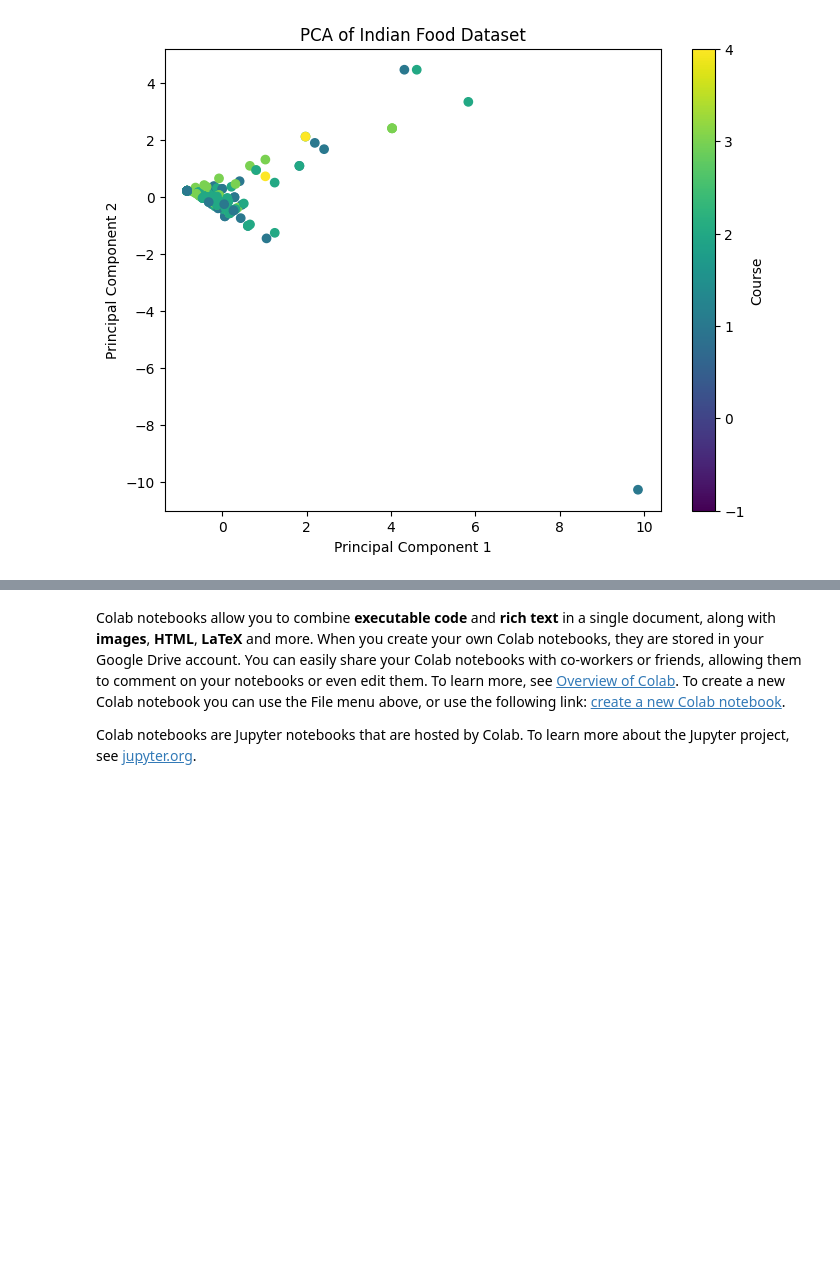
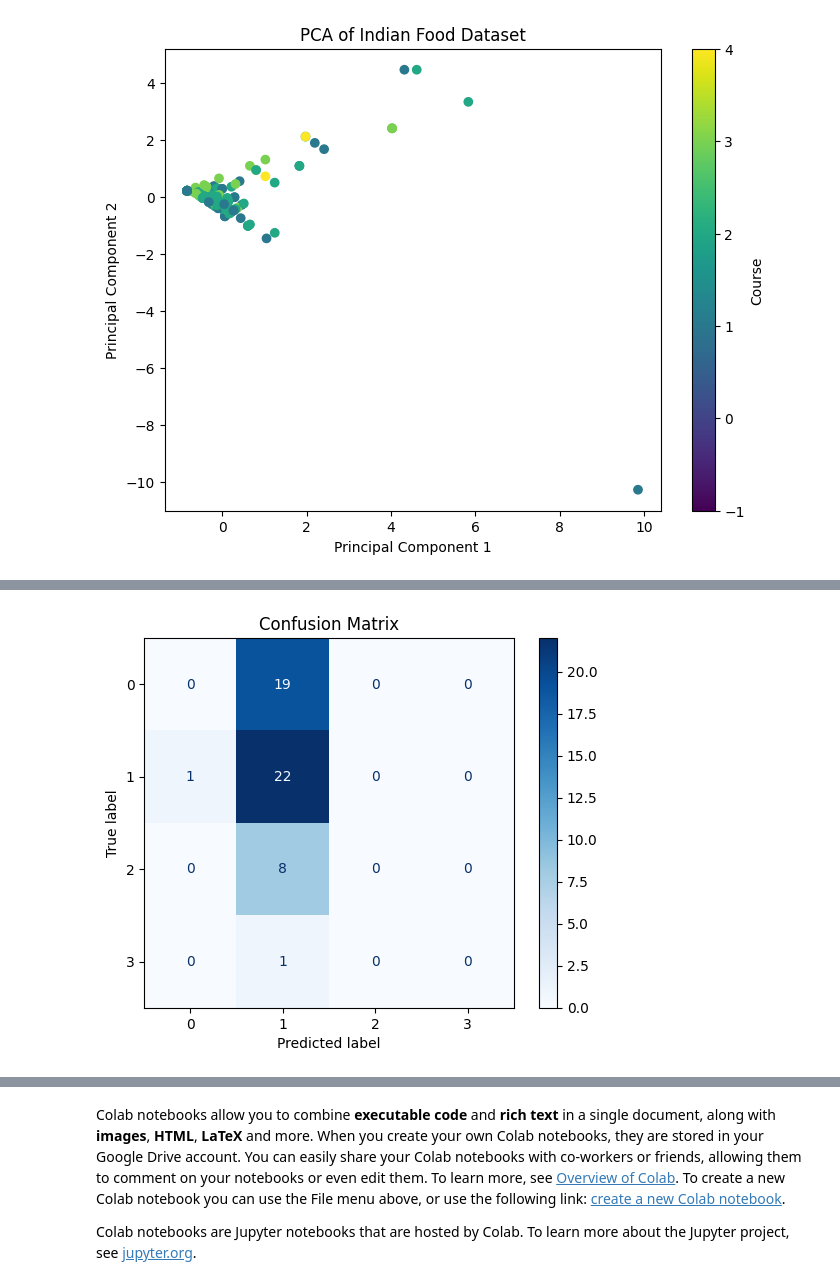
Before and after one commit to sweta1624/EDA, a Jupyter notebook: 21BDS0299.ipynb, the cells around one changed output, grey strips where cells are left out. Drawn from its saved outputs; the diff is of its cells as text; code cells hidden in the pictures; blank space fills up the shorter version.

```diff
--- a/21BDS0299.ipynb
+++ b/21BDS0299.ipynb
@@ -301,6 +266,13 @@ print(classification_report(y_test, y_pred))
 # %%
-from sklearn.metrics import plot_confusion_matrix
-plot_confusion_matrix(model, X_test, y_test, cmap=plt.cm.Blues)
+import matplotlib.pyplot as plt
+from sklearn.metrics import ConfusionMatrixDisplay, confusion_matrix
+
+#confusion matrix
+cm = confusion_matrix(y_test, model.predict(X_test))
+
+disp = ConfusionMatrixDisplay(confusion_matrix=cm)
+disp.plot(cmap=plt.cm.Blues)
+
 plt.title("Confusion Matrix")
 plt.show()
 # %% [output]
@@ -308 +279,2 @@ ImportError: cannot import name 'plot_confusion_matrix' from 'sklearn.metrics' (
+[figure, added]
 # %%
```
Also changed, not shown: parts of 5 cells of this notebook.
